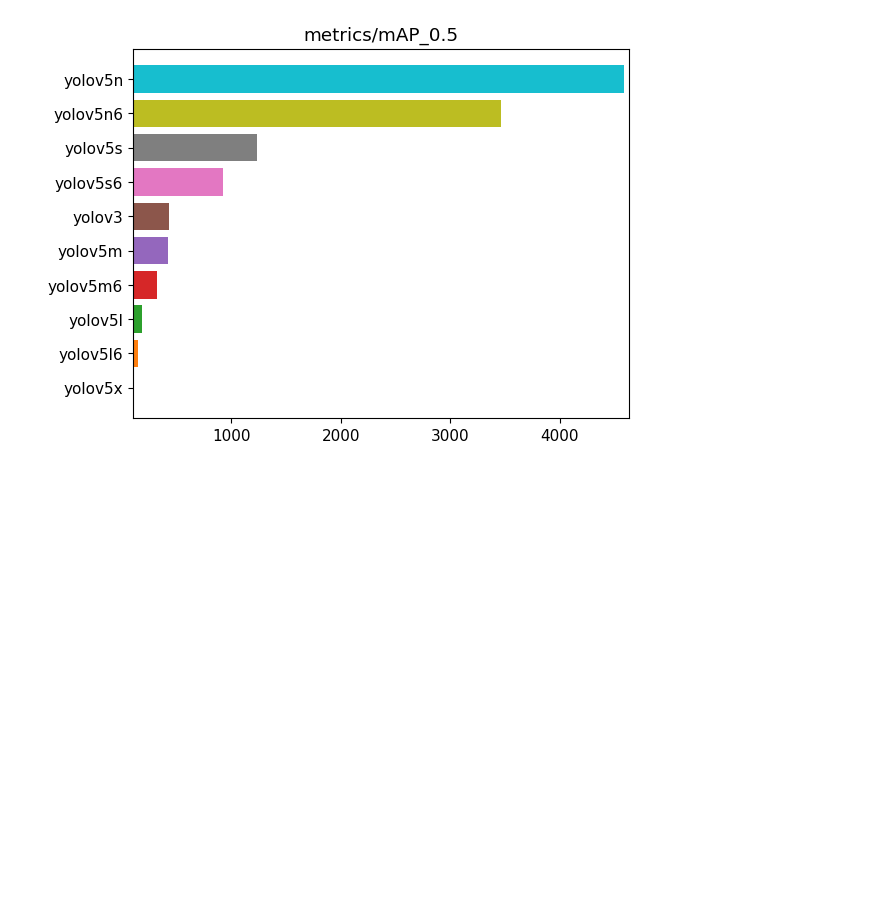
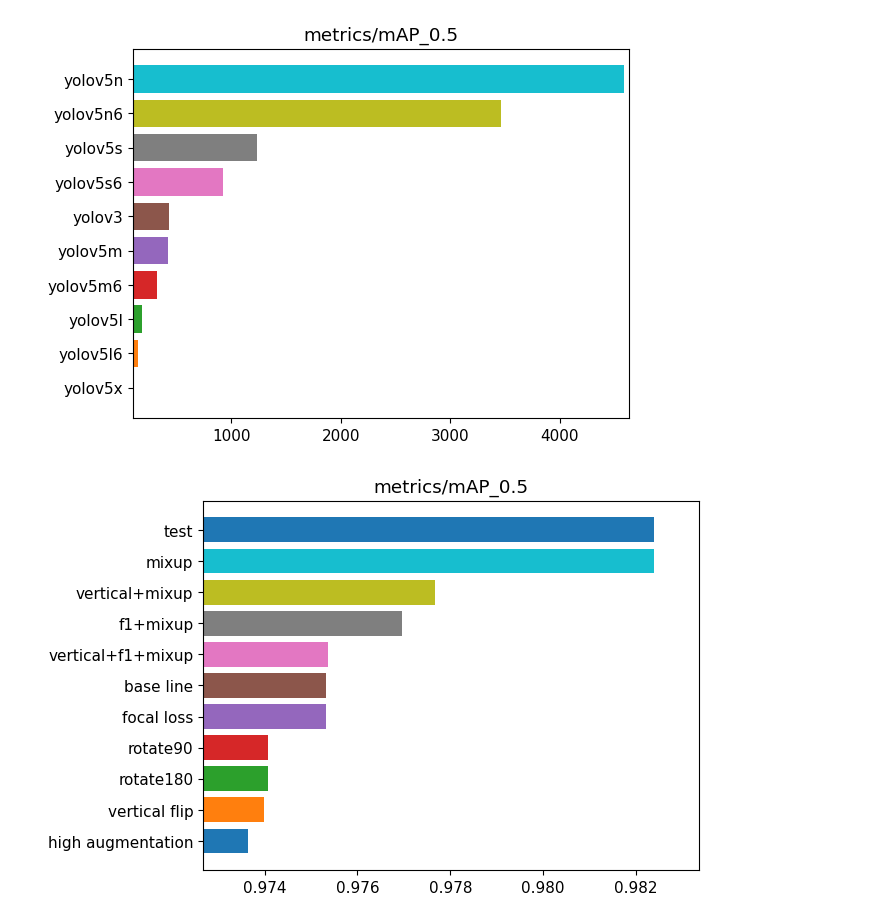
Before and after one commit to cannot-climb/gripp-deep, a Jupyter notebook: ploting.ipynb, the cells around one changed output. Saved outputs shown, nothing was run; the diff lists cells and outputs as text; code cells hidden in the pictures; blank space fills up the shorter version.

Commit message:
add cv test

```diff
--- a/ploting.ipynb
+++ b/ploting.ipynb
@@ -158,3 +161,48 @@ def sort_and_plot_net_score(result, key):
 sort_and_plot_net_score(res, "metrics/mAP_0.5")
 # %% [output]
 [figure]
+# %%
+cfg = [
+    ("high augmentation", "4g7c5j2x"),
+    ("vertical flip", "3eo96j1p"),
+    ("focal loss", "oycvlkcc"),
+    ("mixup", "26qsmxw0"),
+    ("rotate180", "2otmd1sj"),
+    ("rotate90", "2otmd1sj"),
+    ("base line", "1ojq3drs"),
+    ("vertical+f1+mixup", "1j8se0ct"),
+    ("f1+mixup", "rua53j3m"),
+    ("vertical+mixup", "1vl7goai"),
+    ("test", "3f5csrax")
+]
+
+model = []
+for name, ids in cfg:
+    df = get_log_from_id(ids, "Gripp")
+    model += [(df, name)]
+# %%
+def sort_and_plot(result, key):
+    import matplotlib
+    matplotlib.use('TkAgg')
+    import matplotlib.pyplot as plt
+    %matplotlib inline
+    minimum = float("inf")
+    maximum = -1.1
+
+
+    model_name = []
+    result.sort(key=lambda df: float(df[0][key]))
+    for i, (df, model) in enumerate(result):
+        plt.barh(i, df[key])
+        model_name += [model]
+        maximum = max(maximum, float(df[key]))
+        minimum = min(minimum, float(df[key]))
+
+    plt.title(key)
+    plt.yticks(range(len(model_name)), model_name)
+    plt.xlim([minimum * 0.999, maximum * 1.001])
+    plt.show()
+# %%
+sort_and_plot(model, "metrics/mAP_0.5")
+# %% [output]
+[figure, added]
```
Also changed, not shown: parts of 5 cells of this notebook, 6 other files.
